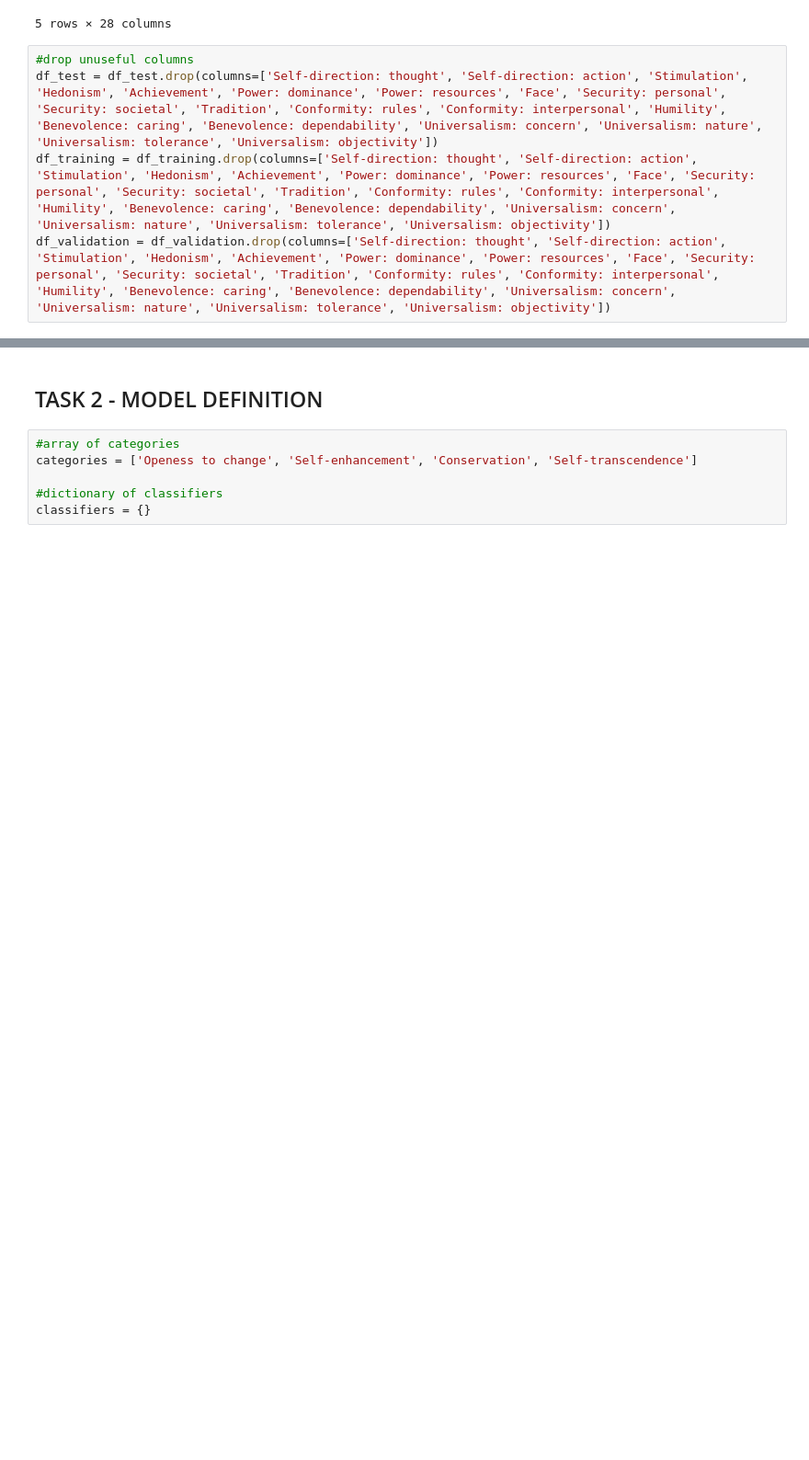
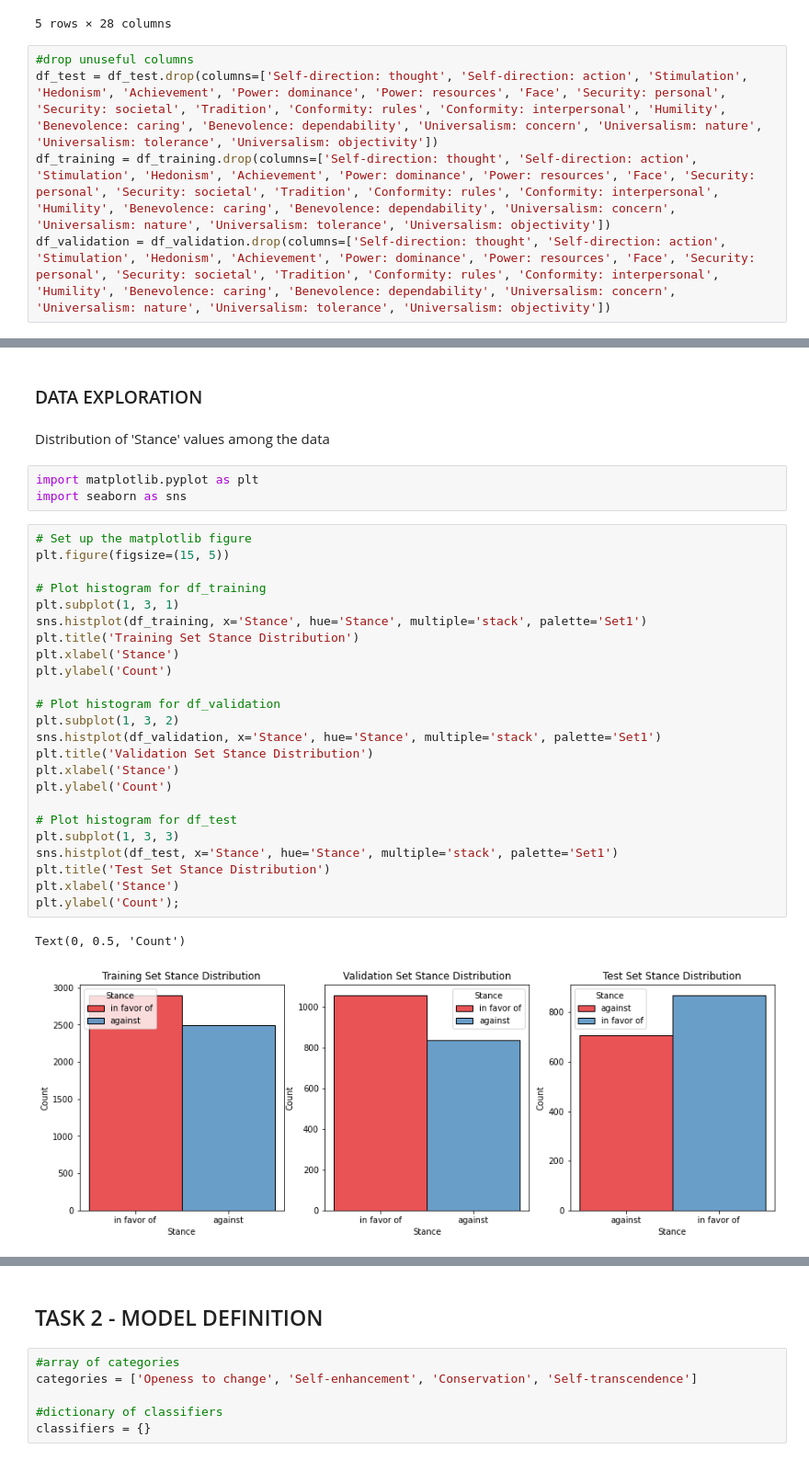
Before and after one commit to madalinaionela/NLP, a Jupyter notebook: ASSIGNMENTS/Assignment 2/Ass2.ipynb, the cells around one changed output, grey strips where cells are left out. Shown at 92% size. Drawn from its saved outputs; the diff is of its cells as text; blank space fills up the shorter version.

Commit message:
Aggiunta Data Exploration

```diff
--- a/ASSIGNMENTS/Assignment 2/Ass2.ipynb
+++ b/ASSIGNMENTS/Assignment 2/Ass2.ipynb
@@ -71,3 +71,37 @@ df_validation.head()
 | 2 | A02001 | Payday loans should be banned | in favor of | payday loans create a more impove... | 0 | 0 | 1 | ... |
 | 3 | A02002 | Surrogacy should be banned | against | Surrogacy should not be banned as... | 1 | 0 | 0 | ... |
 | 4 | A02009 | Entrapment should be legalized | against | entrapment is gravely immoral and... | 0 | 0 | 1 | ... |
+# %% [markdown]
+### DATA EXPLORATION
+# %% [markdown]
+Distribution of 'Stance' values among the data
+# %%
+import matplotlib.pyplot as plt
+import seaborn as sns
+# %%
+# Set up the matplotlib figure
+plt.figure(figsize=(15, 5))
+
+# Plot histogram for df_training
+plt.subplot(1, 3, 1)
+sns.histplot(df_training, x='Stance', hue='Stance', multiple='stack', palette='Set1')
+plt.title('Training Set Stance Distribution')
+plt.xlabel('Stance')
+plt.ylabel('Count')
+
+# Plot histogram for df_validation
+plt.subplot(1, 3, 2)
+sns.histplot(df_validation, x='Stance', hue='Stance', multiple='stack', palette='Set1')
+plt.title('Validation Set Stance Distribution')
+plt.xlabel('Stance')
+plt.ylabel('Count')
+
+# Plot histogram for df_test
+plt.subplot(1, 3, 3)
+sns.histplot(df_test, x='Stance', hue='Stance', multiple='stack', palette='Set1')
+plt.title('Test Set Stance Distribution')
+plt.xlabel('Stance')
+plt.ylabel('Count');
+# %% [output]
+Text(0, 0.5, 'Count')
+[figure, added]
```
Also changed, not shown: parts of 12 cells of this notebook, 1 other file.
